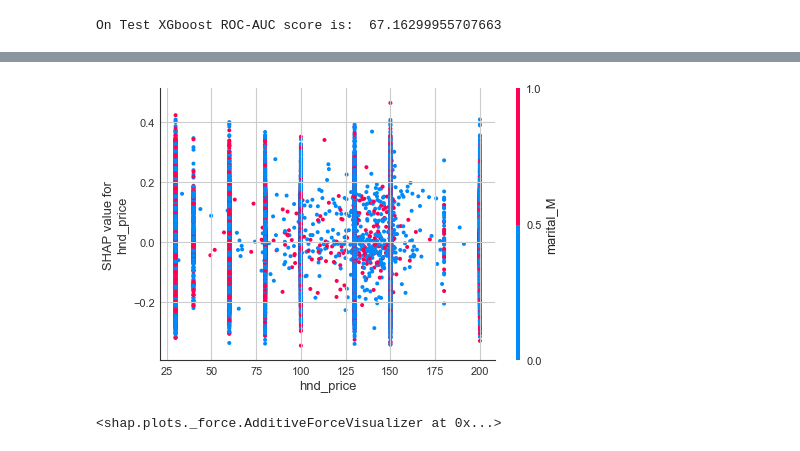
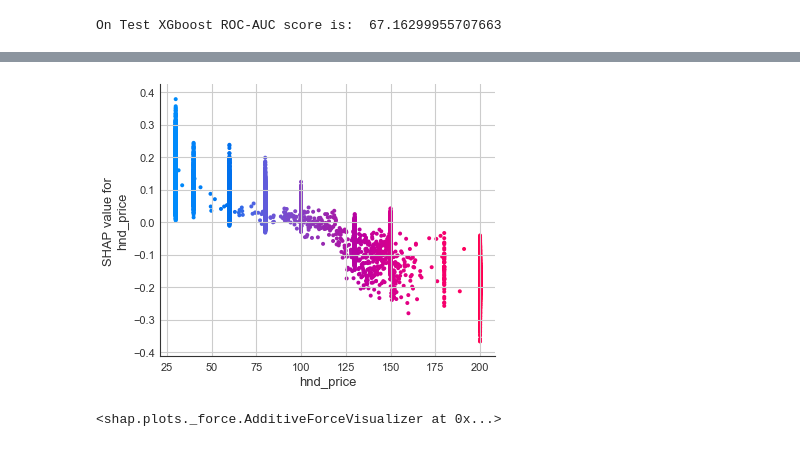
Before and after one commit to schilloji/iim_apds_churn_prjct, a Jupyter notebook: model_build.ipynb, the cells around one changed output, grey strips where cells are left out. Drawn from its saved outputs; the diff is of its cells as text; code cells hidden in the pictures.

```diff
--- a/model_build.ipynb
+++ b/model_build.ipynb
@@ -551,7 +560,9 @@ shap.dependence_plot("eqpdays", lgb_shap[1], X_train)
-# %%
-shap.dependence_plot("hnd_price", lgb_shap[1], X_train)
-# %% [output]
-[figure, removed]
+# %%
+#shap.dependence_plot("hnd_price", lgb_shap[1], X_train)
+
+shap.dependence_plot('hnd_price',interaction_index='hnd_price',shap_values=lgb_shap[1],features=X_train)
+# %% [output]
+[figure, added]
 # %%
 ind=3
 #visualize the first prediction's explanation (use matplotlib=True to avoid Javascript)
```
Also changed, not shown: parts of 21 cells of this notebook, 2 other files.
